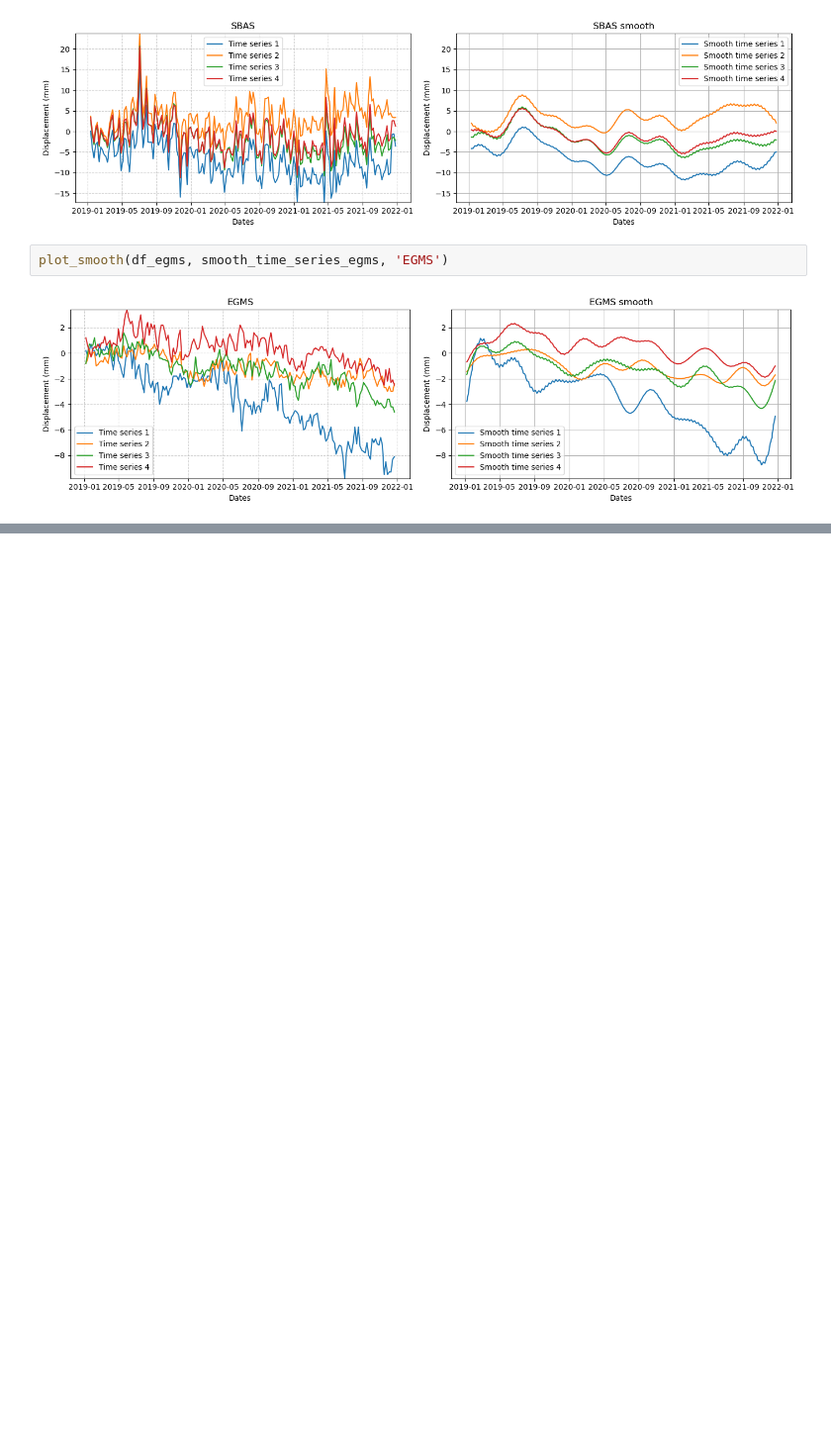
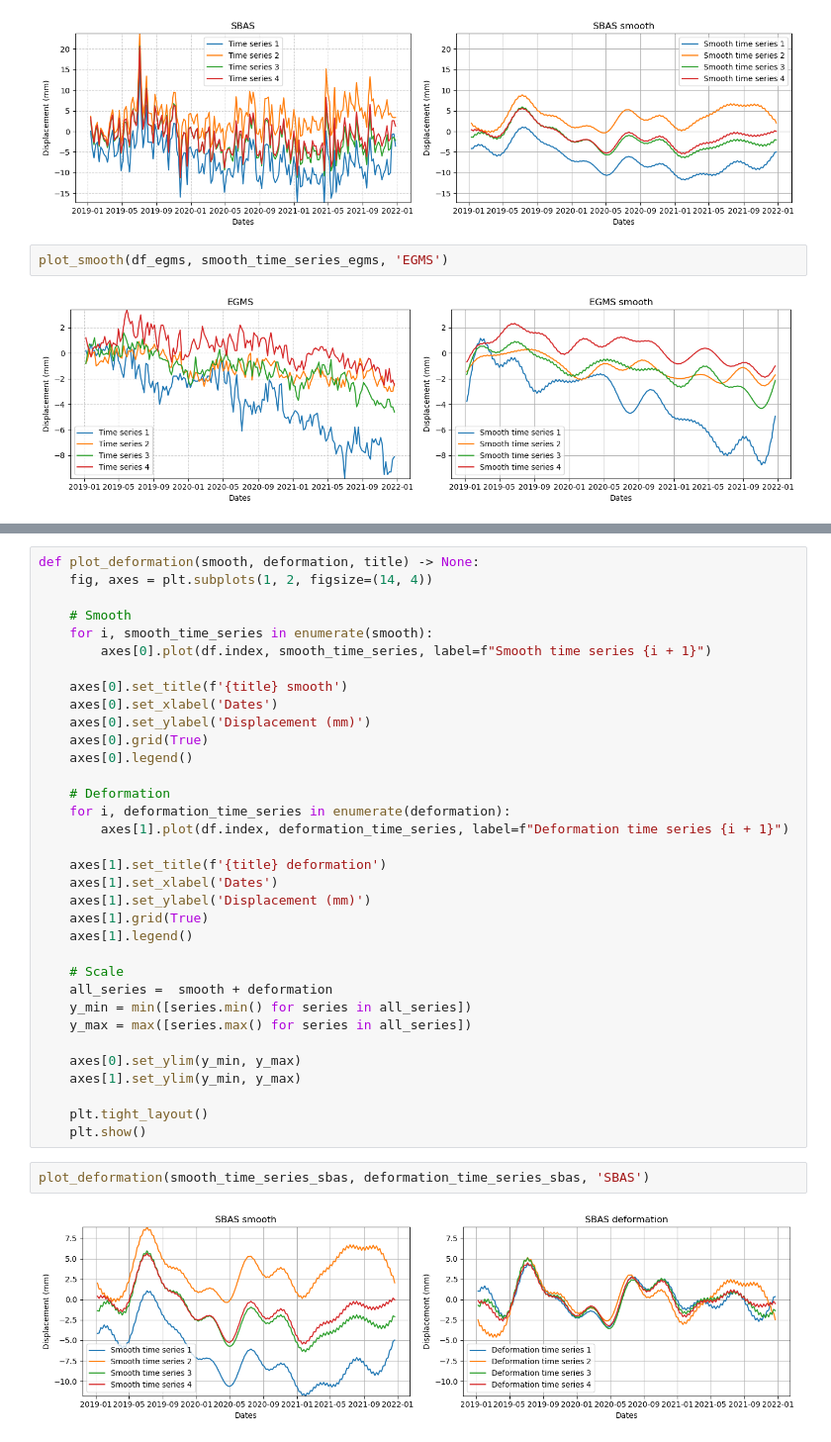
Before and after one commit to TIDOP-USAL/fourier-time-series-analysis, a Jupyter notebook: analysis_egms_sbas.ipynb, the cells around one changed output, grey strips where cells are left out. Shown at 99% size. Saved outputs shown, nothing was run; the diff lists cells and outputs as text; blank space fills up the shorter version.

```diff
--- a/analysis_egms_sbas.ipynb
+++ b/analysis_egms_sbas.ipynb
@@ -339,0 +354,38 @@ plot_smooth(df_egms, smooth_time_series_egms, 'EGMS')
+# %%
+def plot_deformation(smooth, deformation, title) -> None:
+    fig, axes = plt.subplots(1, 2, figsize=(14, 4))
+
+    # Smooth
+    for i, smooth_time_series in enumerate(smooth):
+        axes[0].plot(df.index, smooth_time_series, label=f"Smooth time series {i + 1}")
+
+    axes[0].set_title(f'{title} smooth')
+    axes[0].set_xlabel('Dates')
+    axes[0].set_ylabel('Displacement (mm)')
+    axes[0].grid(True)
+    axes[0].legend()
+
+    # Deformation
+    for i, deformation_time_series in enumerate(deformation):
+        axes[1].plot(df.index, deformation_time_series, label=f"Deformation time series {i + 1}")
+
+    axes[1].set_title(f'{title} deformation')
+    axes[1].set_xlabel('Dates')
+    axes[1].set_ylabel('Displacement (mm)')
+    axes[1].grid(True)
+    axes[1].legend()
+
+    # Scale
+    all_series =  smooth + deformation
+    y_min = min([series.min() for series in all_series])
+    y_max = max([series.max() for series in all_series])
+
+    axes[0].set_ylim(y_min, y_max)
+    axes[1].set_ylim(y_min, y_max)
+
+    plt.tight_layout()
+    plt.show()
+# %%
+plot_deformation(smooth_time_series_sbas, deformation_time_series_sbas, 'SBAS')
+# %% [output]
+[figure, added]
```
Also changed, not shown: parts of 4 cells of this notebook.
